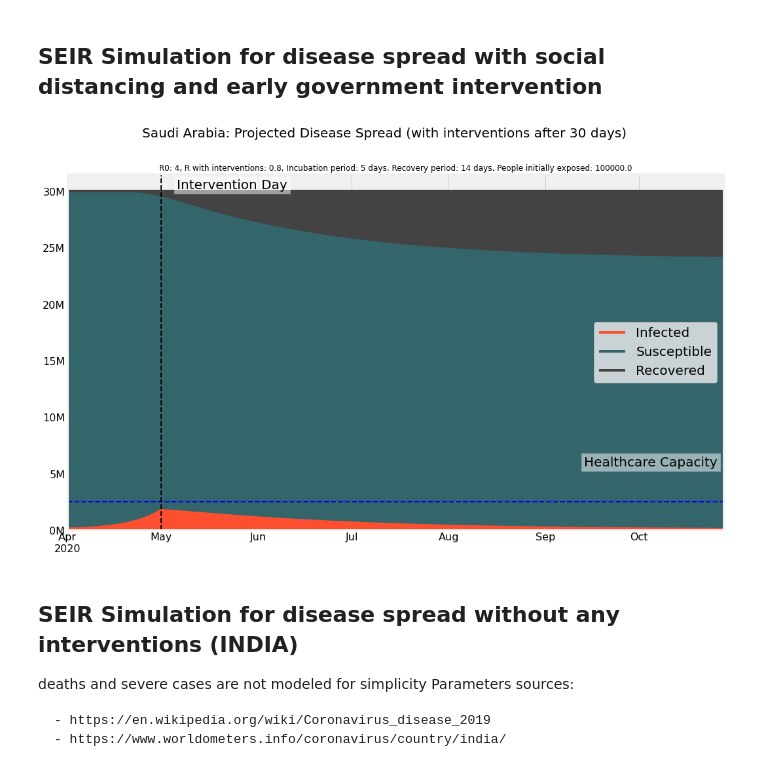
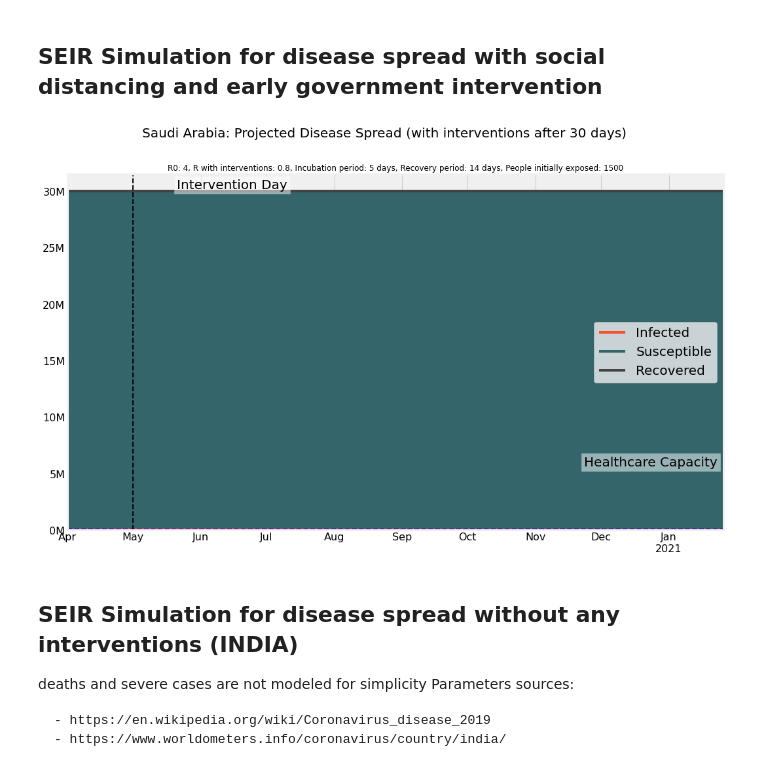
Before and after one commit to Niharika1203/CSE246_FinalProject-1, a Jupyter notebook: CSE246-FinalProject-COVID-19.ipynb, the cells around one changed output. Cells and saved outputs as stored; diff of their text form; code cells hidden in the pictures.

```diff
--- a/CSE246-FinalProject-COVID-19.ipynb
+++ b/CSE246-FinalProject-COVID-19.ipynb
@@ -286,9 +286,8 @@ def SEIR_model(initial_conditions, model_parameters, days):
         R.append(next_R)
 
     return pd.DataFrame(
-        np.stack([S, E, I, R]).T,
-        columns=["Susceptible","Exposed", "Infected", "Recovered"],
-    )
+        np.stack([S, E, I, R]).T ,
+        columns=["Susceptible","Exposed", "Infected", "Recovered"], )
 # %%
 # Helper function to plot simulation results
 from matplotlib.ticker import FuncFormatter
@@ -307,10 +306,10 @@ def SEIR_chart(df, suptitle="", title=""):
     ax.yaxis.set_major_formatter(formatter)
     plt.rcParams.update({"font.size": 16})
 
-def SEIR_chart_extra_annotations(intervention_day):
+def SEIR_chart_extra_annotations(intervention_day, y):
     # plt.text adds text to these axes
     plt.text(0.74, 0.05, "Healthcare Capacity", transform=ax.transAxes, bbox=dict(facecolor="white", alpha=0.5), fontsize=20)
-    plt.axhline(y=2.5e6, color="b", linestyle="--", linewidth=2)
+    plt.axhline(y, color="b", linestyle="--", linewidth=2)
 
     plt.text(0.12, 0.7, "Intervention Day", transform=ax.transAxes, bbox=dict(facecolor="white", alpha=0.5), fontsize=20, rotation=0)
     plt.axvline(x=intervention_day, color="black", linestyle="--", linewidth=2)
@@ -395,12 +394,12 @@ gamma = 1 / recovery_period
 beta = lambda _: reproduction_number * gamma
 
 # Simulation parameters
-simulation_duration = 7 * 30  # in days
+simulation_duration = 10 * 30  # in days
 population_size = 30e6
 
 # Initial_conditions
 start_date = pd.to_datetime("2020-04-01")
-initial_exposed = 10e4  # 10k active cases
+initial_exposed = 1500 # 10k active cases
 initial_infected = 0
 initial_recovered = 0
 init_vals = (
@@ -467,36 +466,35 @@ for intervention_day in intervention_days:
     results_df *= population_size
     results_df = results_df.astype(int)
     # Set date index
     results_df.index = pd.date_range(
         start_date, start_date + pd.Timedelta(days=simulation_duration)
     )
 
     # Plotting
     # for plotting purposes, "infected" includes individuals who have been exposed as well
     SEIR_chart(
         pd.DataFrame(
             {
                 "Infected": results_df["Infected"] + results_df["Exposed"],
                 "Susceptible": results_df["Susceptible"],
                 "Recovered": results_df["Recovered"],
             }
         ),
         "Saudi Arabia: Projected Disease Spread (with interventions after {} days)".format(
             intervention_day
         ),
         "R0: {}, R with interventions: {}, Incubation period: {} days, Recovery period: {} days, People initially exposed: {}".format(
             reproduction_number_without_interventions,
             reproduction_number_with_interventions,
             incubation_period,
             recovery_period,
             initial_exposed,
         ),
     )
     SEIR_chart_extra_annotations(
-        pd.to_datetime(start_date + pd.Timedelta(days=intervention_day))
-    )
+        pd.to_datetime(start_date + pd.Timedelta(days=intervention_day)), 66000 )
 # %% [output]
-[figure, old version]
+[figure, new version]
 # %% [markdown]
 ## SEIR Simulation for disease spread without any interventions (INDIA)
 deaths and severe cases are not modeled for simplicity
```
Also changed, not shown: parts of 8 cells of this notebook.
